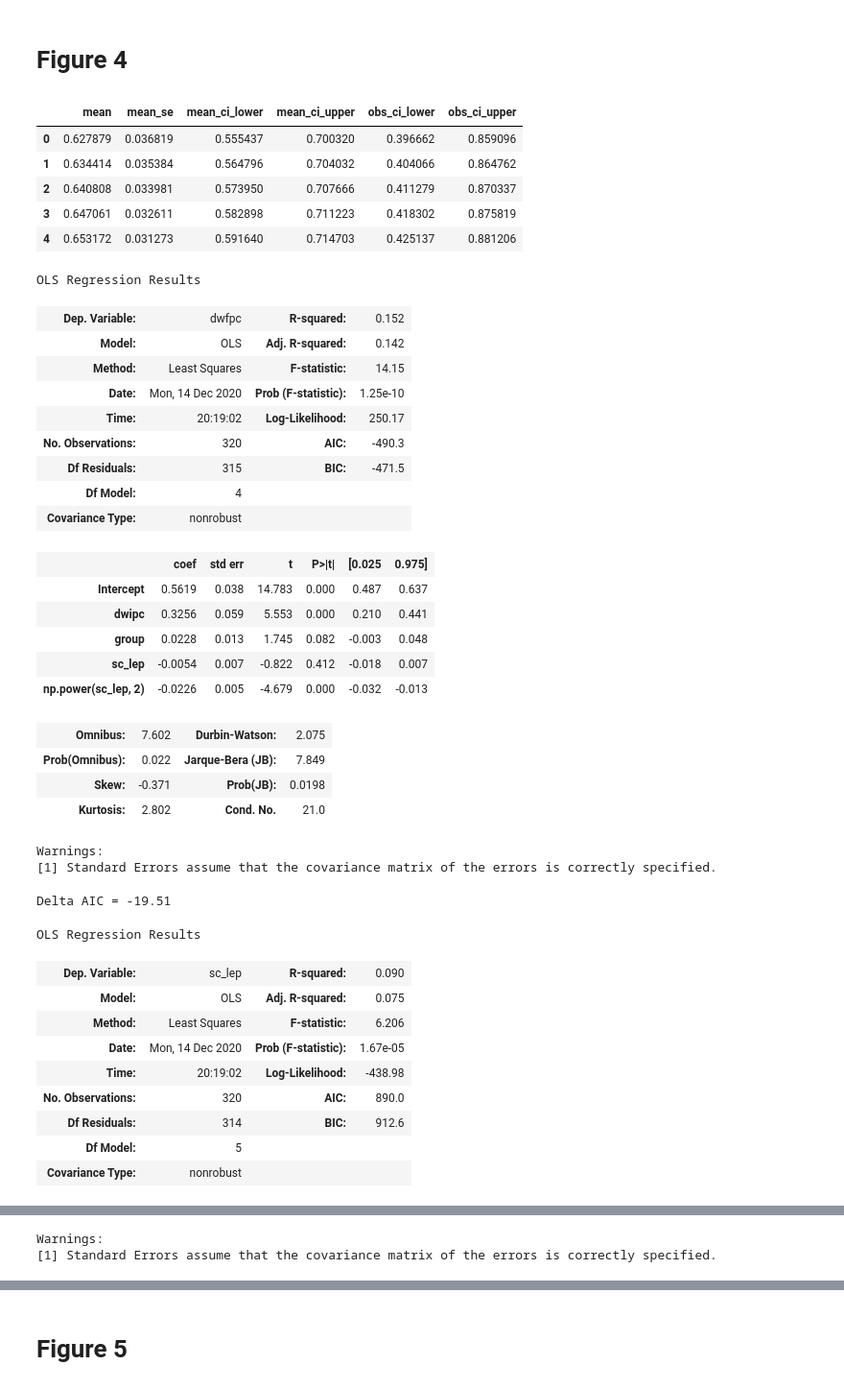
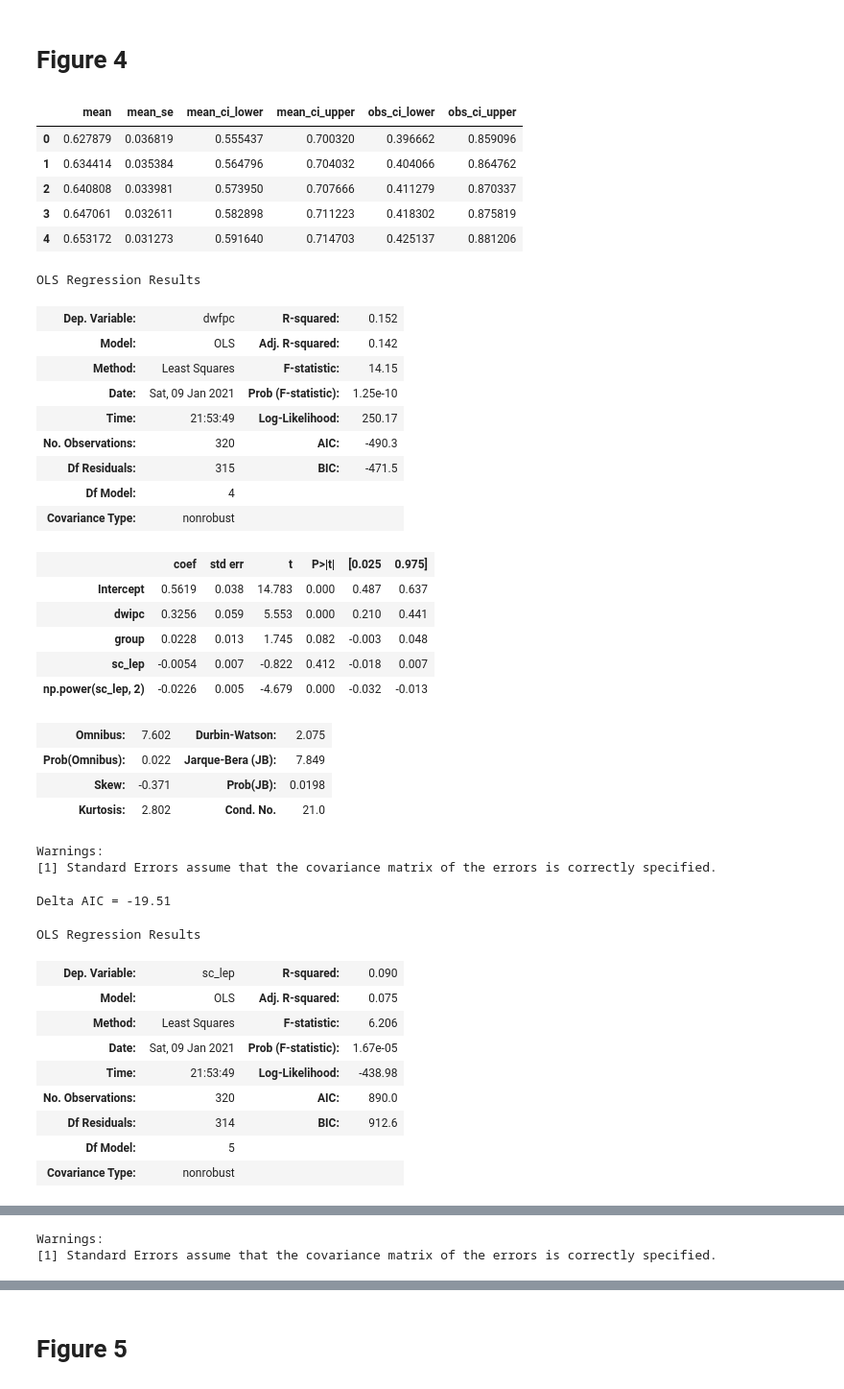
Before and after one commit to flowersteam/Humans-monitor-LP, a Jupyter notebook: prepare_figures.ipynb, the cells around one changed output, grey strips where cells are left out. Shown at 96% size. Cells and saved outputs as stored; diff of their text form; code cells hidden in the pictures.

```diff
--- a/prepare_figures.ipynb
+++ b/prepare_figures.ipynb
@@ -433,36 +421,36 @@ def make_fig4(data_path, figname, save_to, save_as=''):
 
     # Run model of average SC as a function of Group x NAM
     lreg = ols('sc_lep ~ C(group) * C(nam)', data=df).fit()
     display(lreg.summary())
 
     # Show group and subgroup counts
     display(df.groupby(['group', 'nam'])['sid'].agg('count'))
 
     # Save figure
     fig.tight_layout()
     if save_as:
         vut.save_it(fig, save_to, figname=figname, save_as=save_as, compress=False, dpi=150)
 
 
 make_fig4(
     data_path='data/learning_data.csv',
     figname='figure4',
     save_to='figures',
-    save_as='png' # File format (png, jpeg, svg, ...)
+    save_as='' # File format (png, jpeg, svg, ...)
 )
 # %% [output]
 |  | mean | mean_se | mean_ci_lower | mean_ci_upper | obs_ci_lower | obs_ci_upper |
 | 0 | 0.627879 | 0.036819 | 0.555437 | 0.700320 | 0.396662 | 0.859096 |
 | 1 | 0.634414 | 0.035384 | 0.564796 | 0.704032 | 0.404066 | 0.864762 |
 | 2 | 0.640808 | 0.033981 | 0.573950 | 0.707666 | 0.411279 | 0.870337 |
 | 3 | 0.647061 | 0.032611 | 0.582898 | 0.711223 | 0.418302 | 0.875819 |
 | 4 | 0.653172 | 0.031273 | 0.591640 | 0.714703 | 0.425137 | 0.881206 |
 OLS Regression Results
 | Dep. Variable: | dwfpc | R-squared: | 0.152 |
 | Model: | OLS | Adj. R-squared: | 0.142 |
 | Method: | Least Squares | F-statistic: | 14.15 |
-| Date: | Mon, 14 Dec 2020 | Prob (F-statistic): | 1.25e-10 |
-| Time: | 20:19:02 | Log-Likelihood: | 250.17 |
+| Date: | Sat, 09 Jan 2021 | Prob (F-statistic): | 1.25e-10 |
+| Time: | 21:53:49 | Log-Likelihood: | 250.17 |
 | No. Observations: | 320 | AIC: | -490.3 |
 | Df Residuals: | 315 | BIC: | -471.5 |
 | Df Model: | 4 |  |  |
@@ -484,8 +472,8 @@ OLS Regression Results
 | Dep. Variable: | sc_lep | R-squared: | 0.090 |
 | Model: | OLS | Adj. R-squared: | 0.075 |
 | Method: | Least Squares | F-statistic: | 6.206 |
-| Date: | Mon, 14 Dec 2020 | Prob (F-statistic): | 1.67e-05 |
-| Time: | 20:19:02 | Log-Likelihood: | -438.98 |
+| Date: | Sat, 09 Jan 2021 | Prob (F-statistic): | 1.67e-05 |
+| Time: | 21:53:49 | Log-Likelihood: | -438.98 |
 | No. Observations: | 320 | AIC: | 890.0 |
 | Df Residuals: | 314 | BIC: | 912.6 |
 | Df Model: | 5 |  |  |
```
Also changed, not shown: parts of 7 cells of this notebook.
